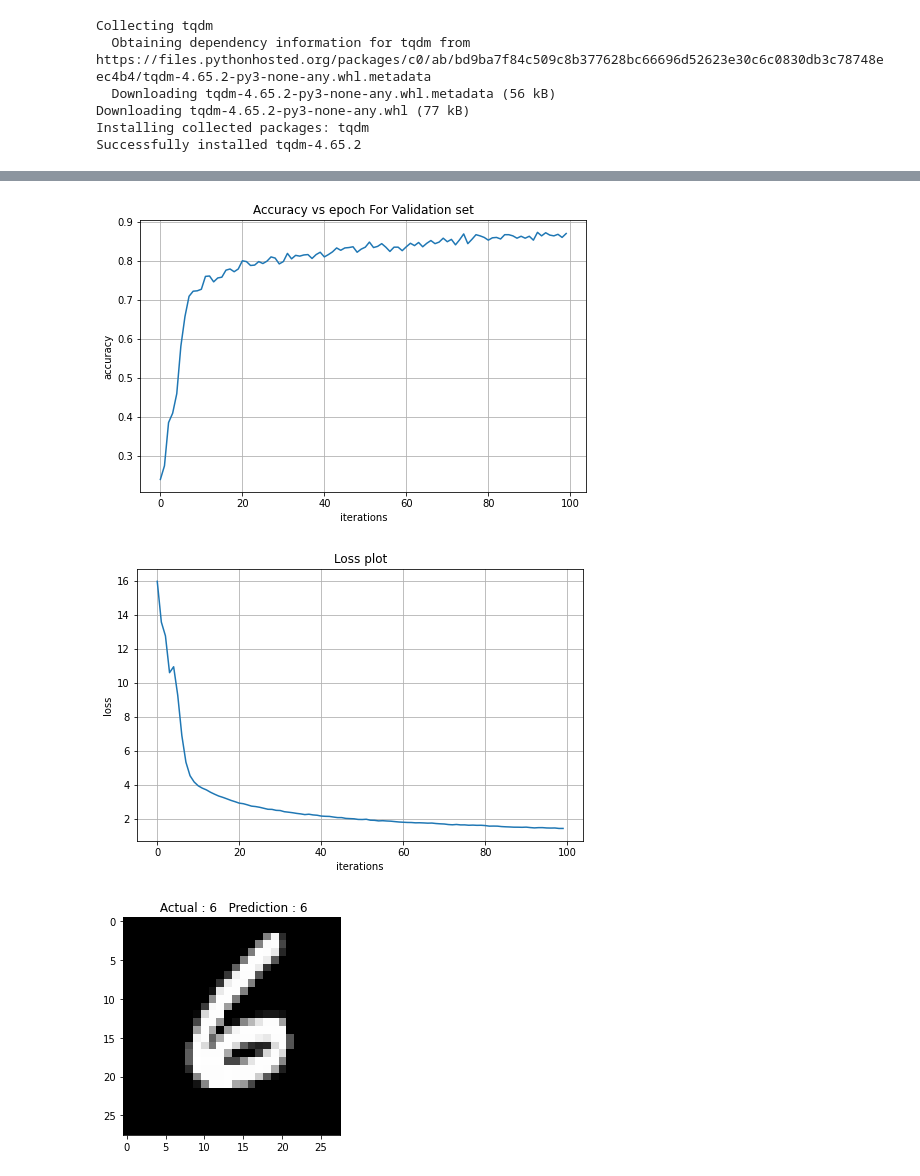
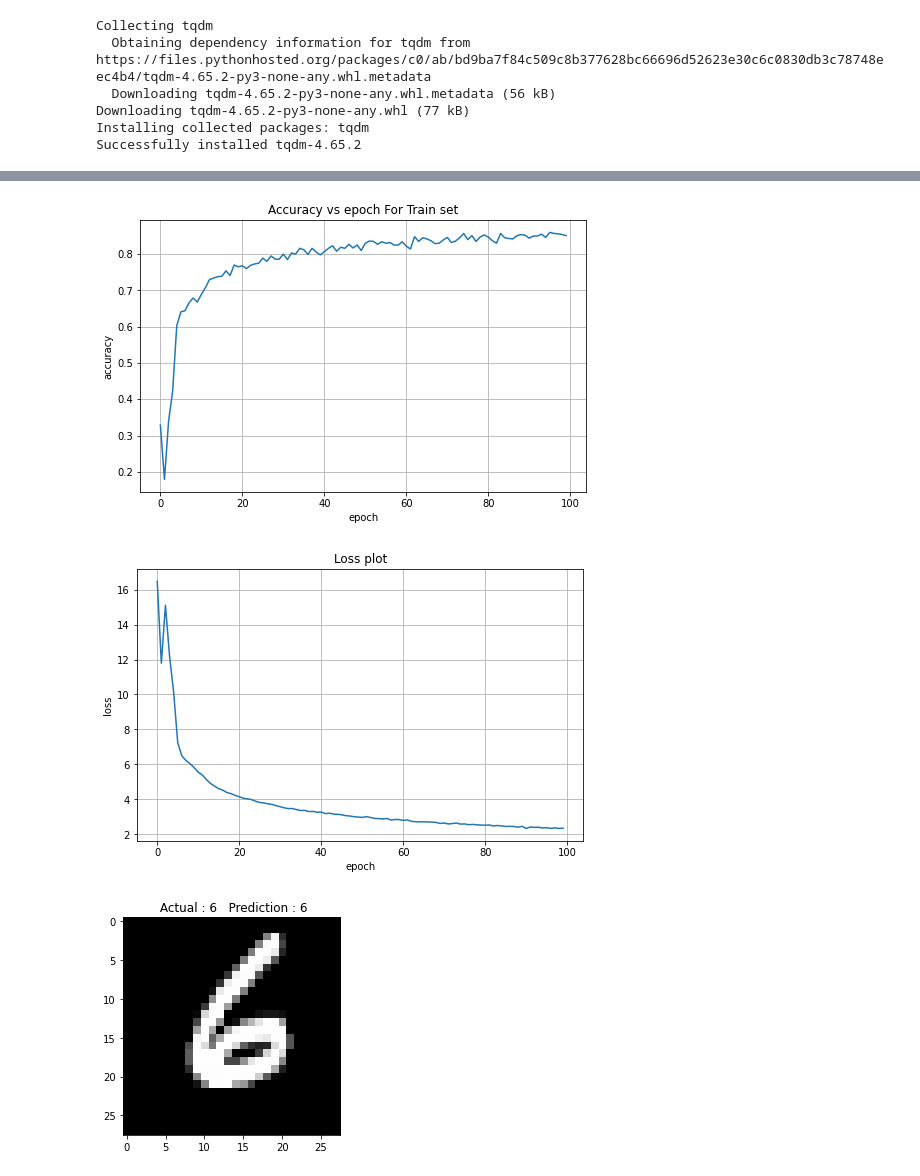
Before and after one commit to Kaustuv-Karki/Data-mining, a Jupyter notebook: NeuralNetwork/neural.ipynb, the cells around one changed output, grey strips where cells are left out. Drawn from its saved outputs; the diff is of its cells as text; code cells hidden in the pictures.

```diff
--- a/NeuralNetwork/neural.ipynb
+++ b/NeuralNetwork/neural.ipynb
@@ -214,7 +204,7 @@ def update_parameters_test(parameters, gradients, learning_rate):
 # %%
 def train(X, Y, test_x, test_y, hidden_size, output_size, learning_rate, epochs, dropout_rate):
     input_size = X.shape[0]
-    parameters = initialize_parameters([input_size, *hidden_size, output_size], method="he")
+    parameters = initialize_parameters([input_size, *hidden_size, output_size], method="basic")
     # print(parameters)
 
     test_accuracy_list = []
@@ -258,7 +248,7 @@ learning_rate = 0.002
 iterations = 100
 dropout_rate = 0.2  # Example dropout rate of 20% (0.2)
 
-trained_parameters, validation_accuracy, test_accuracy, loss_list = train(train_x.T, train_y.T, test_x, test_y, hidden_size, output_size, learning_rate, iterations, dropout_rate)
+trained_parameters, train_accuracy, test_accuracy, loss_list = train(train_x.T, train_y.T, test_x, test_y, hidden_size, output_size, learning_rate, iterations, dropout_rate)
 predictions = predict(test_x.T, trained_parameters, dropout_rate)
 
 # Calculate accuracy
@@ -289,11 +279,11 @@ plot_accuracy(test_accuracy, "iterations", "accuracy", "Accuracy vs epoch For te
 # %%
-plot_accuracy(validation_accuracy, "iterations", "accuracy", "Accuracy vs epoch For Validation set")
+plot_accuracy(train_accuracy, "epoch", "accuracy", "Accuracy vs epoch For Train set")
 # %% [output]
-[figure, old version]
+[figure, new version]
 # %%
-plot_accuracy(loss_list, "iterations", "loss", "Loss plot")
+plot_accuracy(loss_list, "epoch", "loss", "Loss plot")
 # %% [output]
-[figure, old version]
+[figure, new version]
 # %%
 index = int(np.random.random() * test_x.shape[0])
 predict_labels(test_x, test_y, trained_parameters, index)
```
Also changed, not shown: parts of 4 cells of this notebook, 8 other files.
